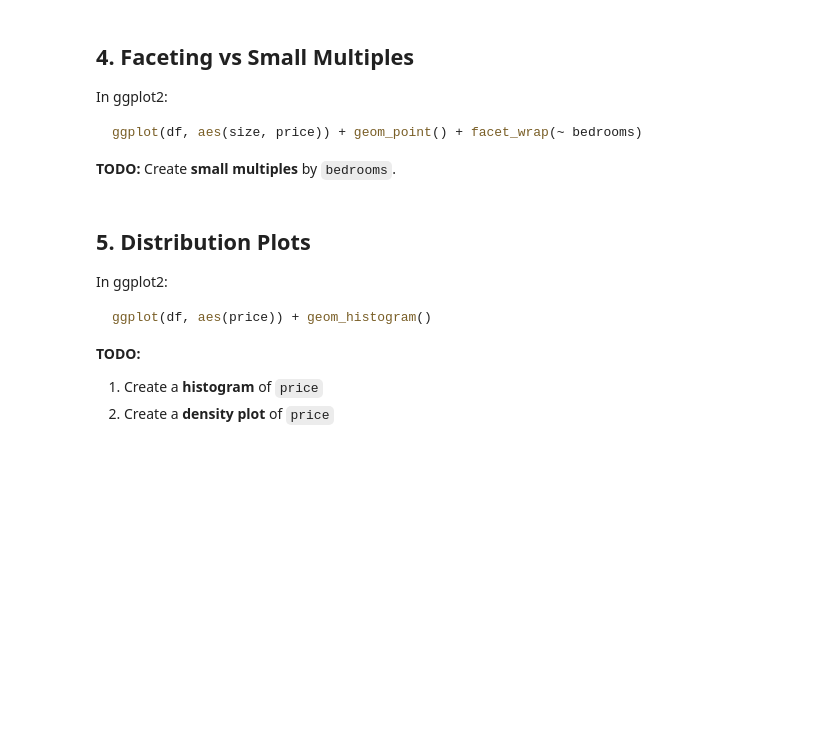
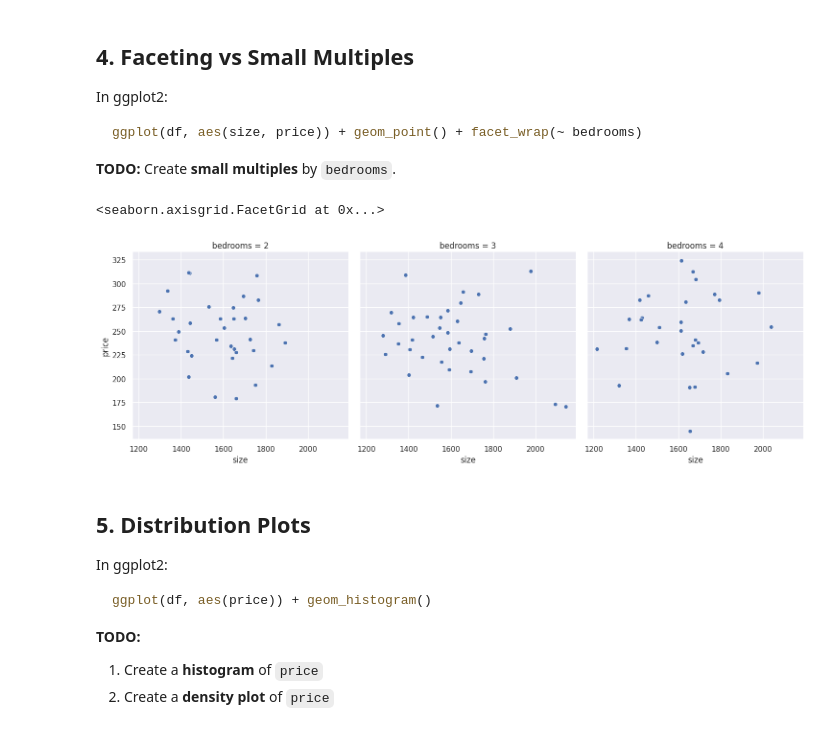
Before and after one commit to Nikolai-N484/Data201_NikolaiN, a Jupyter notebook: Week3/Week3_part1.ipynb, the cells around one changed output. Saved outputs shown, nothing was run; the diff lists cells and outputs as text; code cells hidden in the pictures; blank space fills up the shorter version.

```diff
--- a/Week3/Week3_part1.ipynb
+++ b/Week3/Week3_part1.ipynb
@@ -85,3 +90,9 @@ ggplot(df, aes(size, price)) + geom_point() + facet_wrap(~ bedrooms)
+# %%
+# Your code here
+sns.relplot(data= df, x= "size", y= "price", col= "bedrooms", kind= 'scatter')
+# %% [output]
+<seaborn.axisgrid.FacetGrid at 0x...>
+[figure, added]
 # %% [markdown]
 ## 5. Distribution Plots
 
```
Also changed, not shown: parts of 7 cells of this notebook.
